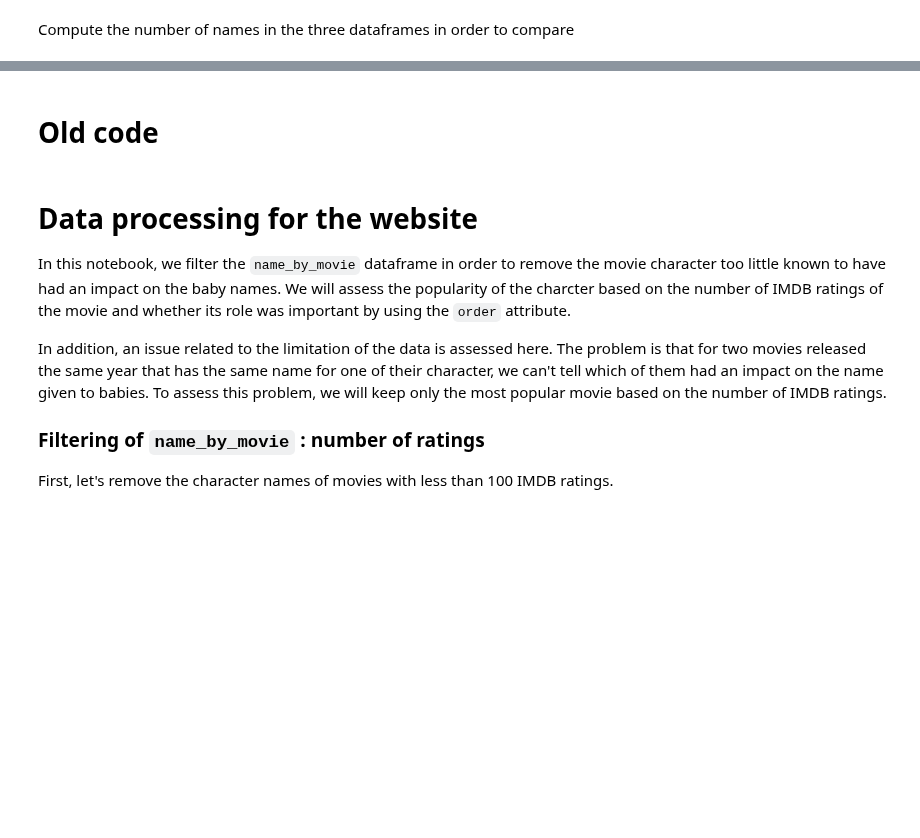
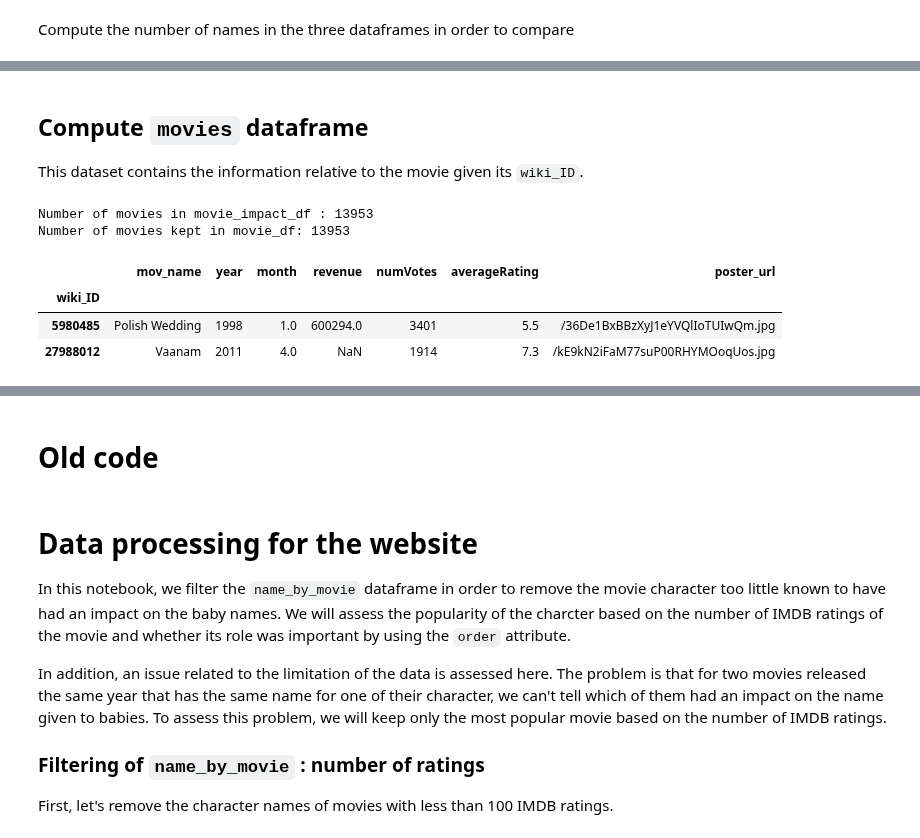
Before and after one commit to epfl-ada/ada-2023-project-abadakor, a Jupyter notebook: data/get_data_for_website.ipynb, the cells around one changed output, grey strips where cells are left out. Drawn from its saved outputs; the diff is of its cells as text; code cells hidden in the pictures; blank space fills up the shorter version.

```diff
--- a/data/get_data_for_website.ipynb
+++ b/data/get_data_for_website.ipynb
@@ -368 +408,17 @@ Number of unique names in impact_movie_df = 6034
 Number of unique names in name_by_movie_with_info = 6034
+# %% [markdown]
+## Compute `movies` dataframe
+This dataset contains the information relative to the movie given its `wiki_ID`.
+# %%
+print(f"Number of movies in movie_impact_df : {len(movie_impact_df['movie_id'].unique())}")
+# keep only the movies in the movie_df that are in the movie_impact_df
+simplified_movie_df = movie_df.loc[movie_impact_df['movie_id'].unique().tolist(), :].copy(deep=True)
+print(f"Number of movies kept in movie_df: {len(simplified_movie_df)}")
+display(simplified_movie_df.sample(2))
+# %% [output]
+Number of movies in movie_impact_df : 13953
+Number of movies kept in movie_df: 13953
+|  | mov_name | year | month | revenue | numVotes | averageRating | poster_url |
+| wiki_ID |  |  |  |  |  |  |  |
+| 5980485 | Polish Wedding | 1998 | 1.0 | 600294.0 | 3401 | 5.5 | /36De1BxBBzXyJ1eYVQlIoTUIwQm.jpg |
+| 27988012 | Vaanam | 2011 | 4.0 | NaN | 1914 | 7.3 | /kE9kN2iFaM77suP00RHYMOoqUos.jpg |
```
Also changed, not shown: parts of 31 cells of this notebook, 11 other files.
